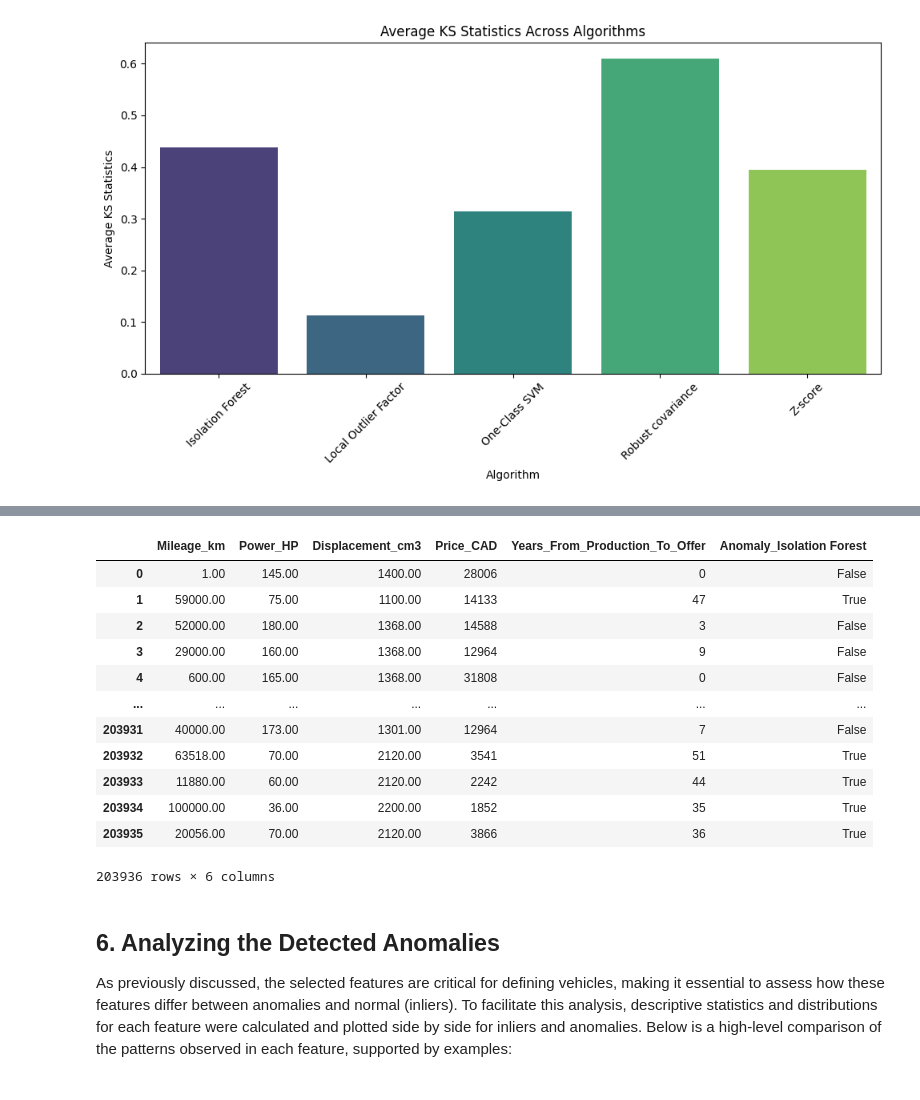
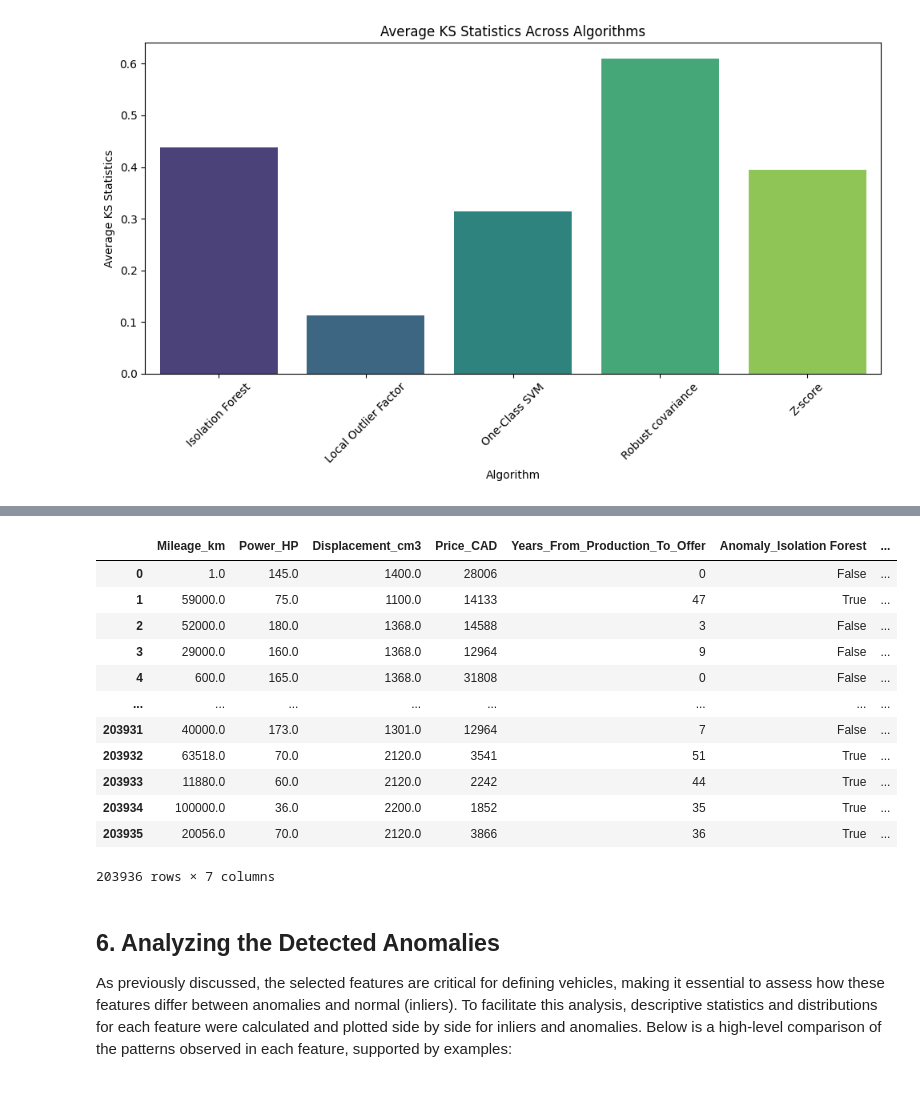
Before and after one commit to Abdul-AA/Car-ads-analysis, a Jupyter notebook: anomaly_detection.ipynb, the cells around one changed output, grey strips where cells are left out. Saved outputs shown, nothing was run; the diff lists cells and outputs as text; code cells hidden in the pictures.

```diff
--- a/anomaly_detection.ipynb
+++ b/anomaly_detection.ipynb
@@ -198,6 +201,15 @@ for name, algorithm in anomaly_algorithms.items():
         z_scores = np.abs(stats.zscore(X_scaled, axis=0))  # Compute Z-scores
         y_pred = np.any(z_scores > th, axis=1)  # Identify anomalies as rows with any Z-score > threshold
 
+    # Handle the specific case for Isolation Forest
+    elif name == "Isolation Forest":
+        # Fit the model and predict anomalies
+        y_pred = algorithm.fit(X_scaled).predict(X_scaled) == -1  # Convert anomaly labels to boolean
+        # Also, calculate and add anomaly scores to the DataFrame
+        anomaly_scores = algorithm.decision_function(X_scaled)  # Anomaly score (lower is more anomalous)
+        df2[f"Anomaly_Score_{name}"] = anomaly_scores  # Add the anomaly score column
+        iso_forest=algorithm
+
     # For all other algorithms, fit the model to the scaled data
     # Use the `predict` method to identify anomalies (labelled as -1)
     else:
@@ -357,27 +369,27 @@ df2.head()
 # %%
 # List of all feature columns and isolation forest anomaly column
 columns_to_keep = ['Mileage_km', 'Power_HP', 'Displacement_cm3', 'Price_CAD',
-                   'Years_From_Production_To_Offer', 'Anomaly_Isolation Forest']
+                   'Years_From_Production_To_Offer', 'Anomaly_Isolation Forest', 'Anomaly_Score_Isolation Forest']
 
 # Filter the DataFrame to only keep the specified columns
 df_filtered = df2[columns_to_keep]
 
 # Display the filtered DataFrame
 df_filtered
 # %% [output]
-|  | Mileage_km | Power_HP | Displacement_cm3 | Price_CAD | Years_From_Production_To_Offer | Anomaly_Isolation Forest |
-| 0 | 1.00 | 145.00 | 1400.00 | 28006 | 0 | False |
-| 1 | 59000.00 | 75.00 | 1100.00 | 14133 | 47 | True |
-| 2 | 52000.00 | 180.00 | 1368.00 | 14588 | 3 | False |
-| 3 | 29000.00 | 160.00 | 1368.00 | 12964 | 9 | False |
-| 4 | 600.00 | 165.00 | 1368.00 | 31808 | 0 | False |
-| ... | ... | ... | ... | ... | ... | ... |
-| 203931 | 40000.00 | 173.00 | 1301.00 | 12964 | 7 | False |
-| 203932 | 63518.00 | 70.00 | 2120.00 | 3541 | 51 | True |
-| 203933 | 11880.00 | 60.00 | 2120.00 | 2242 | 44 | True |
-| 203934 | 100000.00 | 36.00 | 2200.00 | 1852 | 35 | True |
-| 203935 | 20056.00 | 70.00 | 2120.00 | 3866 | 36 | True |
+|  | Mileage_km | Power_HP | Displacement_cm3 | Price_CAD | Years_From_Production_To_Offer | Anomaly_Isolation Forest | ... |
+| 0 | 1.0 | 145.0 | 1400.0 | 28006 | 0 | False | ... |
+| 1 | 59000.0 | 75.0 | 1100.0 | 14133 | 47 | True | ... |
+| 2 | 52000.0 | 180.0 | 1368.0 | 14588 | 3 | False | ... |
+| 3 | 29000.0 | 160.0 | 1368.0 | 12964 | 9 | False | ... |
+| 4 | 600.0 | 165.0 | 1368.0 | 31808 | 0 | False | ... |
+| ... | ... | ... | ... | ... | ... | ... | ... |
+| 203931 | 40000.0 | 173.0 | 1301.0 | 12964 | 7 | False | ... |
+| 203932 | 63518.0 | 70.0 | 2120.0 | 3541 | 51 | True | ... |
+| 203933 | 11880.0 | 60.0 | 2120.0 | 2242 | 44 | True | ... |
+| 203934 | 100000.0 | 36.0 | 2200.0 | 1852 | 35 | True | ... |
+| 203935 | 20056.0 | 70.0 | 2120.0 | 3866 | 36 | True | ... |
-203936 rows × 6 columns
+203936 rows × 7 columns
 # %% [markdown]
 ## 6. Analyzing the Detected Anomalies
 
```
Also changed, not shown: parts of 23 cells of this notebook, 1 other file.
